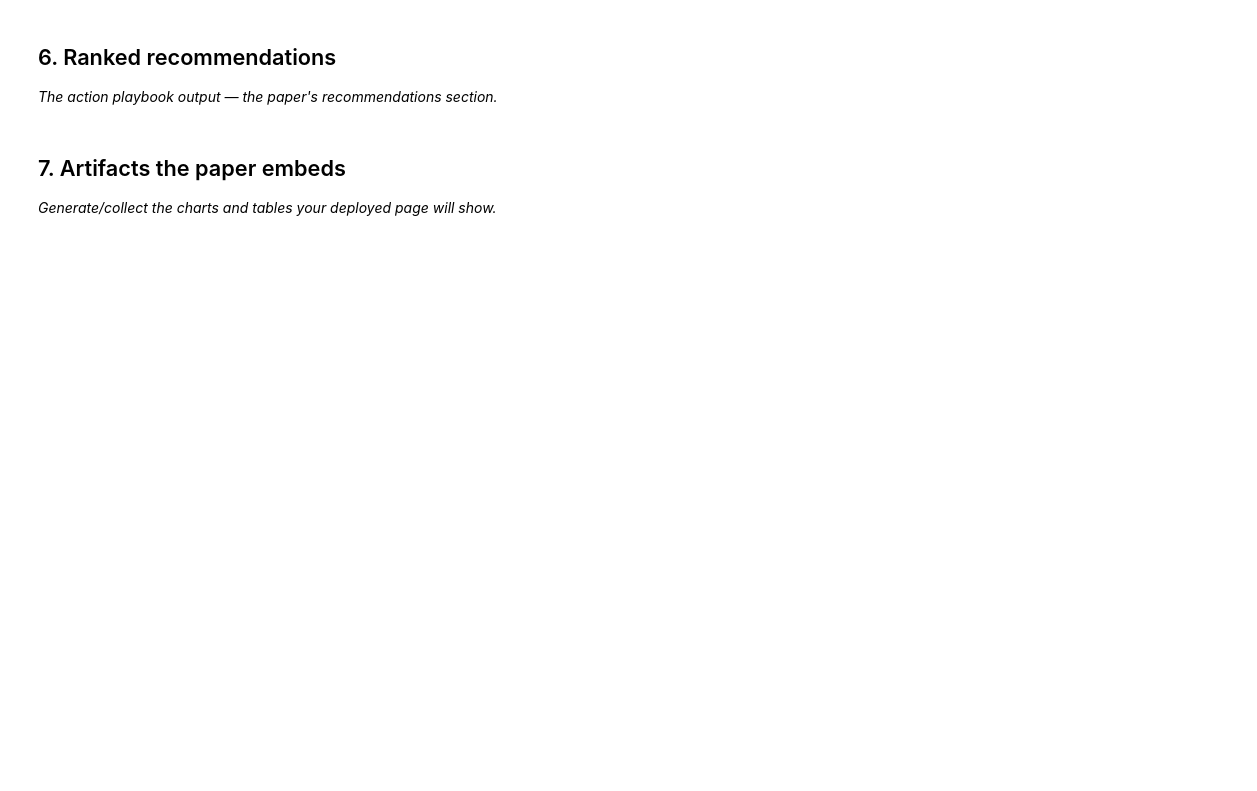
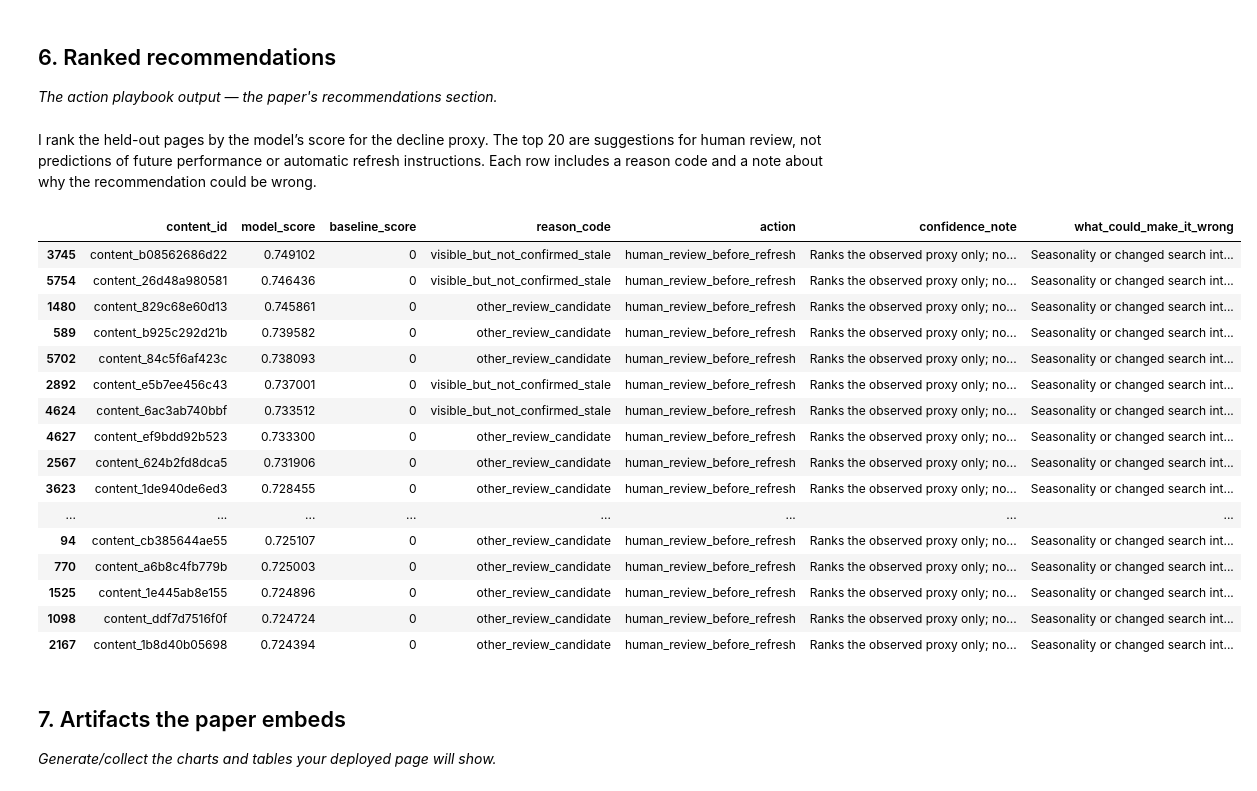
Before and after one commit to kundanmrj5-dev/Flyrrank-ml-Internship, a Jupyter notebook: work/notebooks/capstone.ipynb, the cells around one changed output. Saved outputs shown, nothing was run; the diff lists cells and outputs as text; code cells hidden in the pictures; blank space fills up the shorter version.

```diff
--- a/work/notebooks/capstone.ipynb
+++ b/work/notebooks/capstone.ipynb
@@ -30,6 +199,71 @@ This skeleton is yours to fill. Work the sections **in order** — each one has
 ## 6. Ranked recommendations
 
 *The action playbook output — the paper's recommendations section.*
+# %% [markdown]
+I rank the held-out pages by the model’s score for the decline proxy. The top 20 are suggestions for human review, not predictions of future performance or automatic refresh instructions. Each row includes a reason code and a note about why the recommendation could be wrong.
+# %%
+ranked_recommendations = test_rows.copy().reset_index(drop=True)
+ranked_recommendations["model_score"] = model_scores
+ranked_recommendations["baseline_score"] = baseline_scores
+
+stale = ranked_recommendations["days_since_last_update"].ge(180).fillna(False)
+visible = ranked_recommendations["impressions_90d"].ge(500).fillna(False)
+
+ranked_recommendations["reason_code"] = np.select(
+    [
+        stale & visible,
+        stale & ~visible,
+        ~stale & visible,
+    ],
+    [
+        "stale_and_visible",
+        "stale_low_visibility",
+        "visible_but_not_confirmed_stale",
+    ],
+    default="other_review_candidate",
+)
+
+ranked_recommendations["action"] = "human_review_before_refresh"
+ranked_recommendations["confidence_note"] = (
+    "Ranks the observed proxy only; not a future-performance probability."
+)
+ranked_recommendations["what_could_make_it_wrong"] = (
+    "Seasonality or changed search intent could explain the observed signals."
+)
+
+top20_recommendations = (
+    ranked_recommendations
+    .sort_values("model_score", ascending=False)
+    .head(20)
+)
+
+display(top20_recommendations[[
+    "content_id",
+    "model_score",
+    "baseline_score",
+    "reason_code",
+    "action",
+    "confidence_note",
+    "what_could_make_it_wrong",
+]])
+# %% [output]
+|  | content_id | model_score | baseline_score | reason_code | action | confidence_note | what_could_make_it_wrong |
+| 3745 | content_b08562686d22 | 0.749102 | 0 | visible_but_not_confirmed_stale | human_review_before_refresh | Ranks the observed proxy only; no... | Seasonality or changed search int... |
+| 5754 | content_26d48a980581 | 0.746436 | 0 | visible_but_not_confirmed_stale | human_review_before_refresh | Ranks the observed proxy only; no... | Seasonality or changed search int... |
+| 1480 | content_829c68e60d13 | 0.745861 | 0 | other_review_candidate | human_review_before_refresh | Ranks the observed proxy only; no... | Seasonality or changed search int... |
+| 589 | content_b925c292d21b | 0.739582 | 0 | other_review_candidate | human_review_before_refresh | Ranks the observed proxy only; no... | Seasonality or changed search int... |
+| 5702 | content_84c5f6af423c | 0.738093 | 0 | other_review_candidate | human_review_before_refresh | Ranks the observed proxy only; no... | Seasonality or changed search int... |
+| 2892 | content_e5b7ee456c43 | 0.737001 | 0 | visible_but_not_confirmed_stale | human_review_before_refresh | Ranks the observed proxy only; no... | Seasonality or changed search int... |
+| 4624 | content_6ac3ab740bbf | 0.733512 | 0 | visible_but_not_confirmed_stale | human_review_before_refresh | Ranks the observed proxy only; no... | Seasonality or changed search int... |
+| 4627 | content_ef9bdd92b523 | 0.733300 | 0 | other_review_candidate | human_review_before_refresh | Ranks the observed proxy only; no... | Seasonality or changed search int... |
+| 2567 | content_624b2fd8dca5 | 0.731906 | 0 | other_review_candidate | human_review_before_refresh | Ranks the observed proxy only; no... | Seasonality or changed search int... |
+| 3623 | content_1de940de6ed3 | 0.728455 | 0 | other_review_candidate | human_review_before_refresh | Ranks the observed proxy only; no... | Seasonality or changed search int... |
+| ... | ... | ... | ... | ... | ... | ... | ... |
+| 94 | content_cb385644ae55 | 0.725107 | 0 | other_review_candidate | human_review_before_refresh | Ranks the observed proxy only; no... | Seasonality or changed search int... |
+| 770 | content_a6b8c4fb779b | 0.725003 | 0 | other_review_candidate | human_review_before_refresh | Ranks the observed proxy only; no... | Seasonality or changed search int... |
+| 1525 | content_1e445ab8e155 | 0.724896 | 0 | other_review_candidate | human_review_before_refresh | Ranks the observed proxy only; no... | Seasonality or changed search int... |
+| 1098 | content_ddf7d7516f0f | 0.724724 | 0 | other_review_candidate | human_review_before_refresh | Ranks the observed proxy only; no... | Seasonality or changed search int... |
+| 2167 | content_1b8d40b05698 | 0.724394 | 0 | other_review_candidate | human_review_before_refresh | Ranks the observed proxy only; no... | Seasonality or changed search int... |
 # %% [markdown]
 ## 7. Artifacts the paper embeds
 
```
Also changed, not shown: parts of 10 cells of this notebook.
